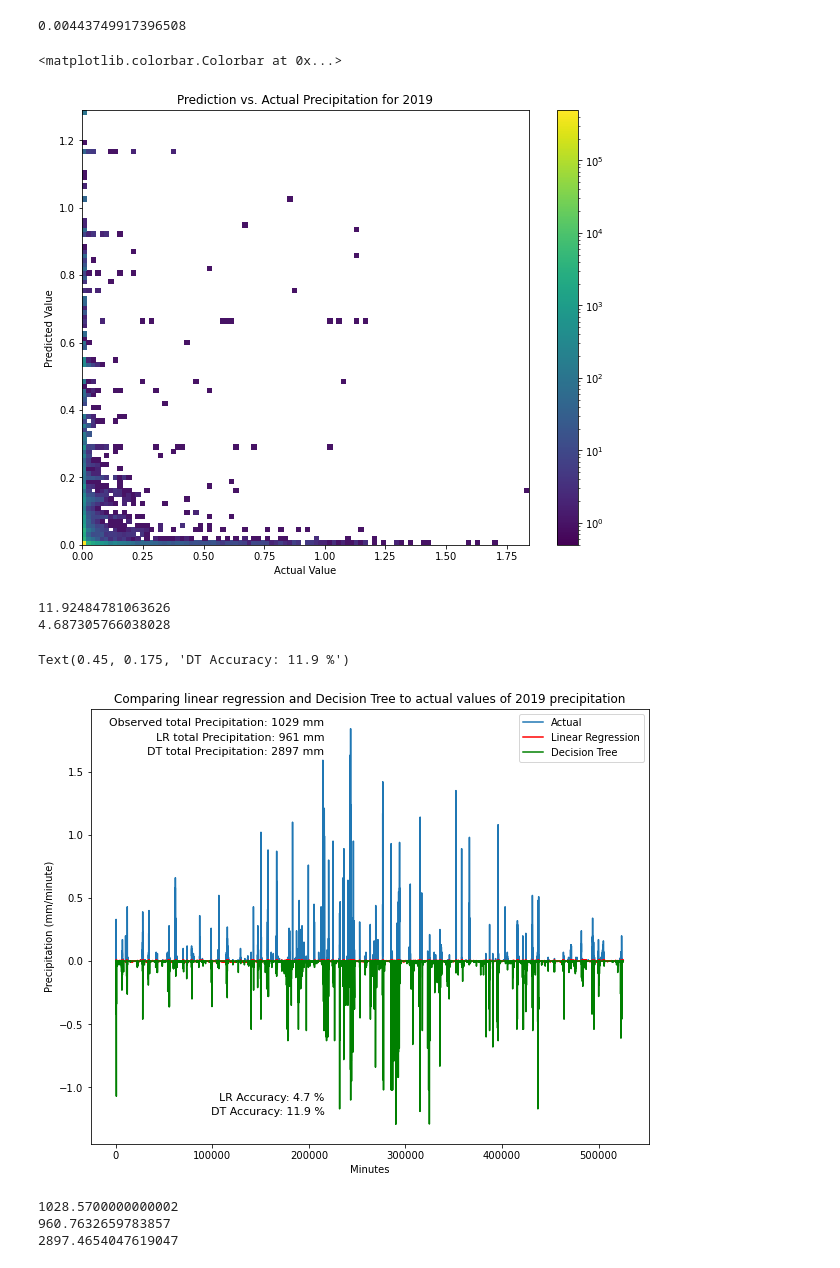
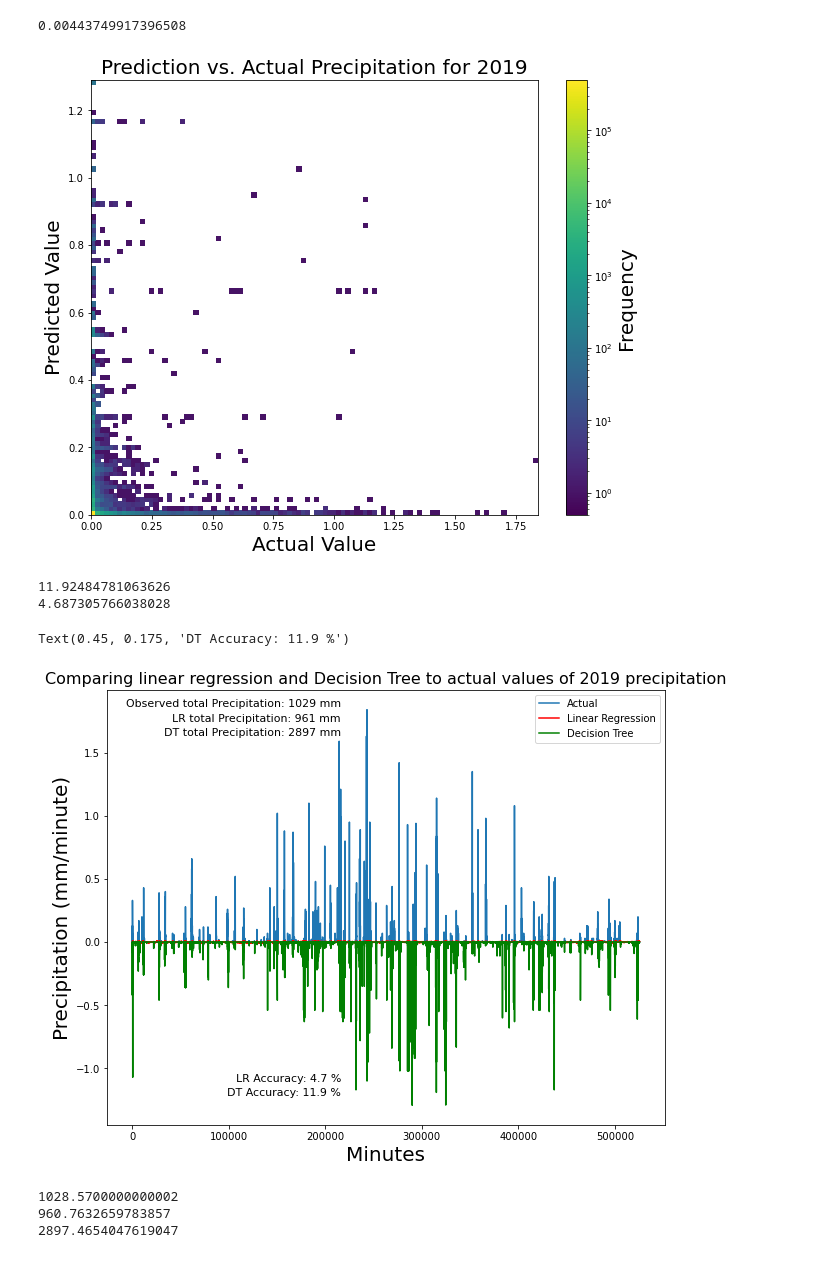
Before and after one commit to zhangt3-e/senior_thesis, a Jupyter notebook: Code/ML.ipynb, the cells around one changed output. Saved outputs shown, nothing was run; the diff lists cells and outputs as text; code cells hidden in the pictures.

```diff
--- a/Code/ML.ipynb
+++ b/Code/ML.ipynb
@@ -128,13 +128,13 @@ print(mae2019_lin)
 # %%
 plt.figure(figsize = (10, 8))
 plt.hist2d( Whole19[:, 3] ,newpredict2019, norm = mlt.colors.LogNorm(0.5), bins = (100, 100))
-plt.title('Prediction vs. Actual Precipitation for 2019')
-plt.xlabel('Actual Value')
-plt.ylabel('Predicted Value')
-plt.colorbar()
+plt.title('Prediction vs. Actual Precipitation for 2019', fontsize = 20)
+plt.xlabel('Actual Value', fontsize = 20)
+plt.ylabel('Predicted Value', fontsize = 20)
+c = plt.colorbar()
+c.set_label('Frequency', fontsize = 20)
 # %% [output]
-<matplotlib.colorbar.Colorbar at 0x...>
-[figure, old version]
+[figure, new version]
 # %%
 DT_mod_len = len(newpredict2019[newpredict2019 > 0])
 Lin_reg_mod_len = len(predict2019[predict2019> 0])
@@ -148,22 +148,22 @@ print(Lin_accur)
 # %%
 plt.figure(figsize= (10, 8))
 plt.plot(Whole19[:, 3])
 plt.plot(predict2019, color = 'r')
 plt.plot(-newpredict2019, color = 'g')
 plt.legend(['Actual', 'Linear Regression', 'Decision Tree'])
-plt.xlabel('Minutes')
-plt.ylabel('Precipitation (mm/minute)')
-plt.title('Comparing linear regression and Decision Tree to actual values of 2019 precipitation')
+plt.xlabel('Minutes', fontsize = 20)
+plt.ylabel('Precipitation (mm/minute)', fontsize = 20)
+plt.title('Comparing linear regression and Decision Tree to actual values of 2019 precipitation', fontsize = 16)
 plt.figtext(0.45, 0.85, 'Observed total Precipitation: ' + str(round(np.nansum(Whole19[:, 3]))) + ' mm', fontsize = 11, ha = 'right')
 plt.figtext(0.45, 0.825, 'LR total Precipitation: ' + str(round(np.nansum(predict2019))) + ' mm', fontsize = 11, ha = 'right')
 plt.figtext(0.45, 0.8, 'DT total Precipitation: ' + str(round(np.nansum(newpredict2019))) + ' mm', fontsize = 11, ha = 'right')
 plt.figtext(0.45, 0.2, 'LR Accuracy: ' + str(round(Lin_accur,1)) +
            ' %', fontsize = 11, ha ='right')
 plt.figtext(0.45, 0.175, 'DT Accuracy: ' + str(round(DT_accur,1)) +
            ' %', fontsize = 11, ha ='right')
 # %% [output]
 Text(0.45, 0.175, 'DT Accuracy: 11.9 %')
-[figure, old version]
+[figure, new version]
 # %%
 print(np.sum(Whole19[:, 3]))
 print(np.sum(predict2019))
```
Also changed, not shown: 20 other files.
